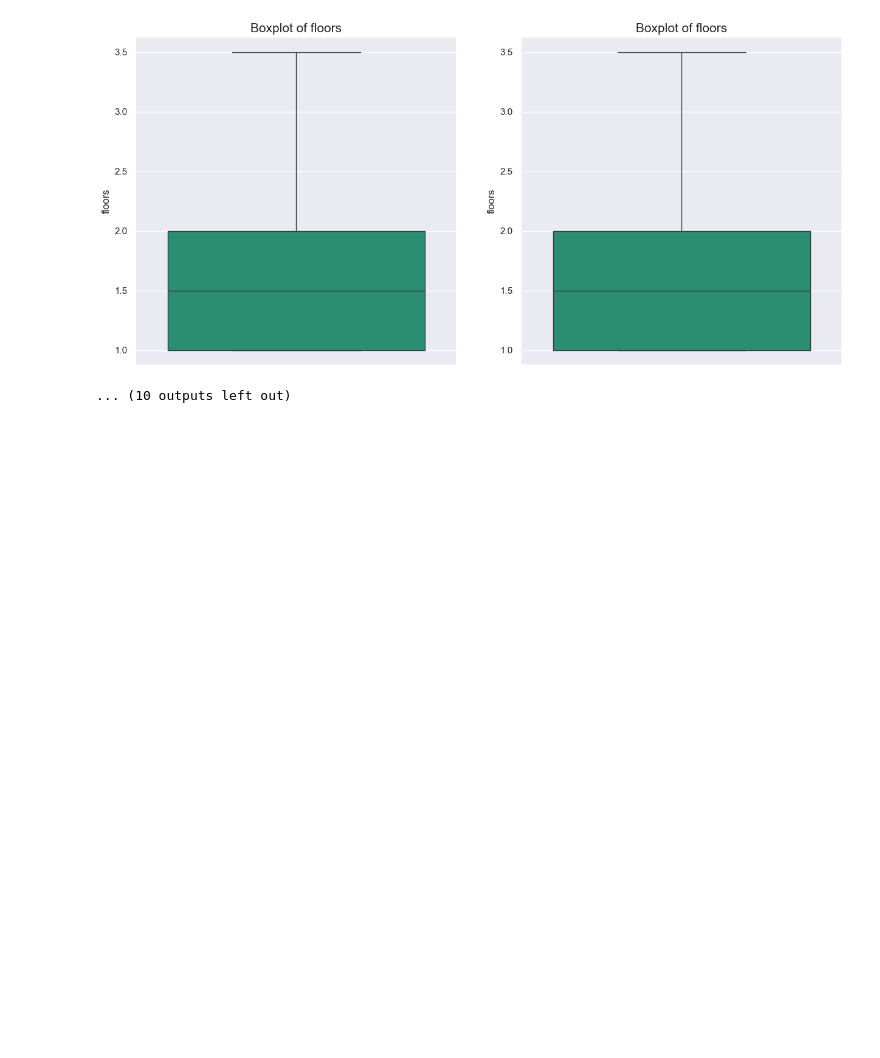
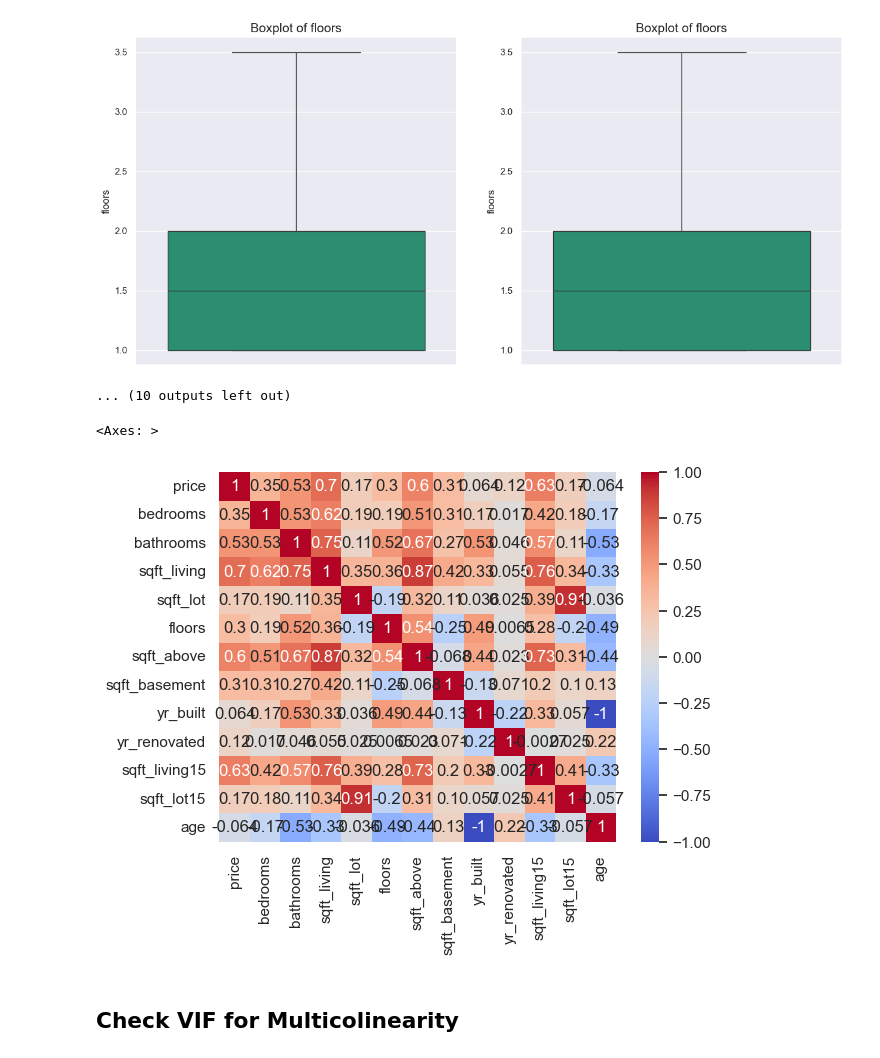
Before and after one commit to Hort-Hourpheng/week-10, a Jupyter notebook: hous.ipynb, the cells around one changed output. Saved outputs shown, nothing was run; the diff lists cells and outputs as text; code cells hidden in the pictures; blank space fills up the shorter version.

```diff
--- a/hous.ipynb
+++ b/hous.ipynb
@@ -826,3 +826,11 @@ Passing `palette` without assigning `hue` is deprecated and will be removed in v
   sns.boxplot(data = df_capped[column], palette="Dark2")
 [figure]
 ... (10 outputs left out)
+# %%
+cr = df_capped.corr(numeric_only=True)
+sns.heatmap(cr, annot=True, cmap="coolwarm")
+# %% [output]
+<Axes: >
+[figure, added]
+# %% [markdown]
+## Check VIF for Multicolinearity
```
Also changed, not shown: parts of 2 cells of this notebook.
